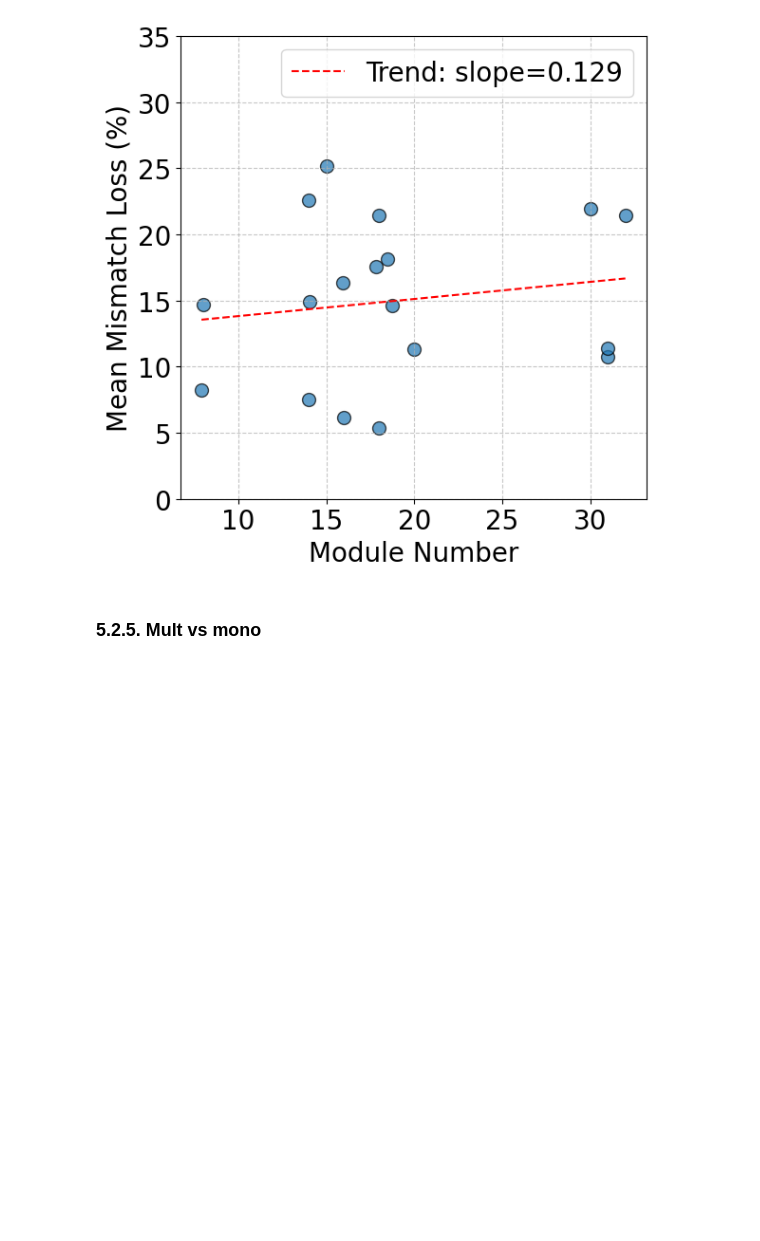
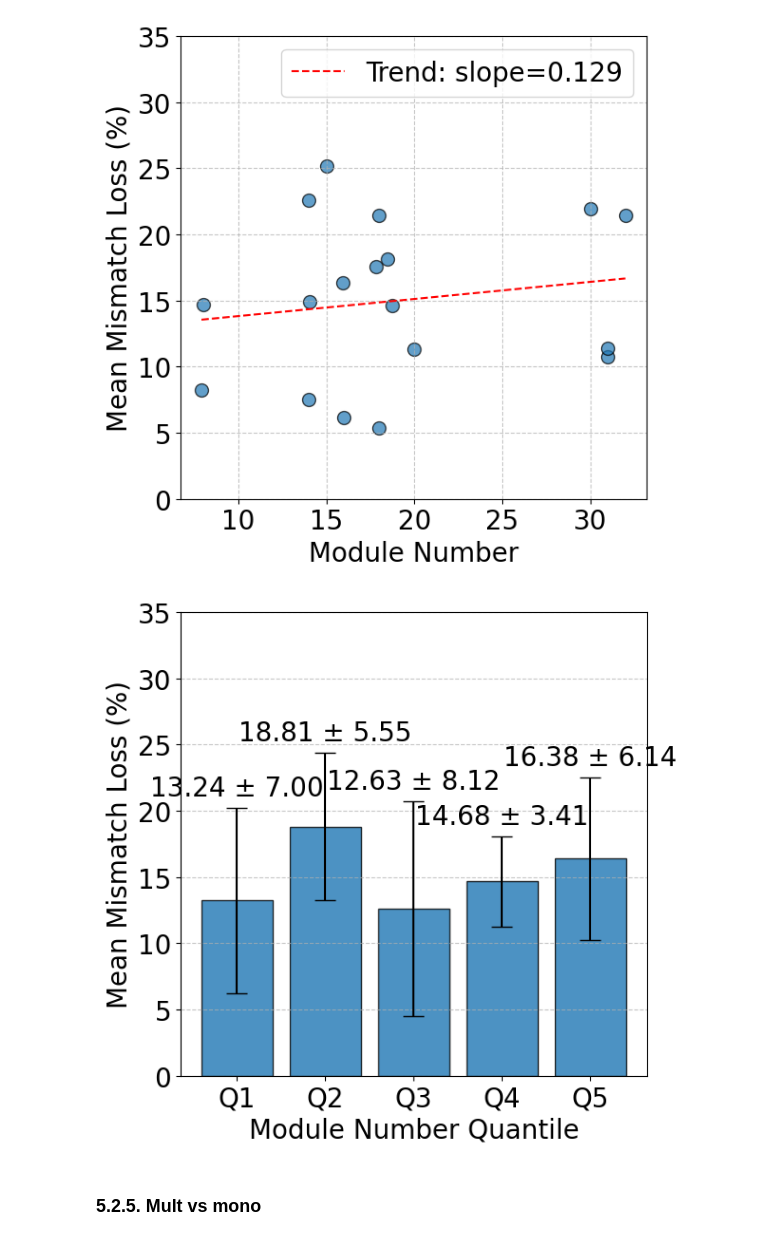
Before and after one commit to sijinwnag/24_09_24_Solar_Edge, a Jupyter notebook: Code/25_07_22_Mismatch_results_analyser.ipynb, the cells around one changed output. Cells and saved outputs as stored; diff of their text form; code cells hidden in the pictures; blank space fills up the shorter version.

```diff
--- a/Code/25_07_22_Mismatch_results_analyser.ipynb
+++ b/Code/25_07_22_Mismatch_results_analyser.ipynb
@@ -2960,6 +3026,65 @@ plt.show()
 # %% [output]
 Slope of trend line: 0.1293
 [figure]
+# %%
+plt.figure(figsize=figure_size)
+
+# Keep rows with both module count and mismatch values
+valid_mask = zone_df['Module Number'].notna() & zone_df['Mean Mismatch no diode (%)'].notna()
+filtered_df = zone_df.loc[valid_mask].copy()
+
+# Bin Module Number into quantiles (change quantile_count if you prefer tertiles, etc.)
+quantile_count = 5
+quantile_labels = [f'Q{i}' for i in range(1, quantile_count + 1)]
+filtered_df['module_quantile'] = pd.qcut(
+    filtered_df['Module Number'],
+    q=min(quantile_count, filtered_df['Module Number'].nunique()),
+    labels=quantile_labels[:filtered_df['Module Number'].nunique()],
+    duplicates='drop'
+)
+
+# Aggregate stats per quantile and keep label order
+stats = (
+    filtered_df
+    .groupby('module_quantile')['Mean Mismatch no diode (%)']
+    .agg(['mean', 'std'])
+    .reindex(quantile_labels)
+)
+
+bars = plt.bar(
+    stats.index,
+    stats['mean'],
+    yerr=stats['std'],
+    color='C0',
+    alpha=0.8,
+    capsize=8,
+    edgecolor='black'
+)
+
+plt.xlabel('Module Number Quantile', fontsize=axis_label_size)
+plt.ylabel('Mean Mismatch Loss (%)', fontsize=axis_label_size)
+plt.xticks(fontsize=axis_num_size)
+plt.yticks(fontsize=axis_num_size)
+plt.grid(axis='y', linestyle='--', alpha=0.7)
+plt.ylim(0, 35)
+plt.tight_layout()
+
+for bar, mean, std in zip(bars, stats['mean'], stats['std']):
+    if pd.notna(mean) and pd.notna(std):
+        plt.text(
+            bar.get_x() + bar.get_width() / 2,
+            mean + std + 0.5,
+            f"{mean:.2f} ± {std:.2f}",
+            ha='center',
+            va='bottom',
+            fontsize=text_size
+        )
+
+output_module_num_plot = os.path.join(ResultsFolder, 'Mean_Mismatch_Loss_vs_Module_Number.png')
+# plt.savefig(output_module_num_plot, bbox_inches='tight', dpi=300)
+plt.show()
+# %% [output]
+[figure, added]
 # %% [markdown]
 ### 5.2.5. Mult vs mono
 # %%
```
Also changed, not shown: parts of 5 cells of this notebook, 1 other file.
